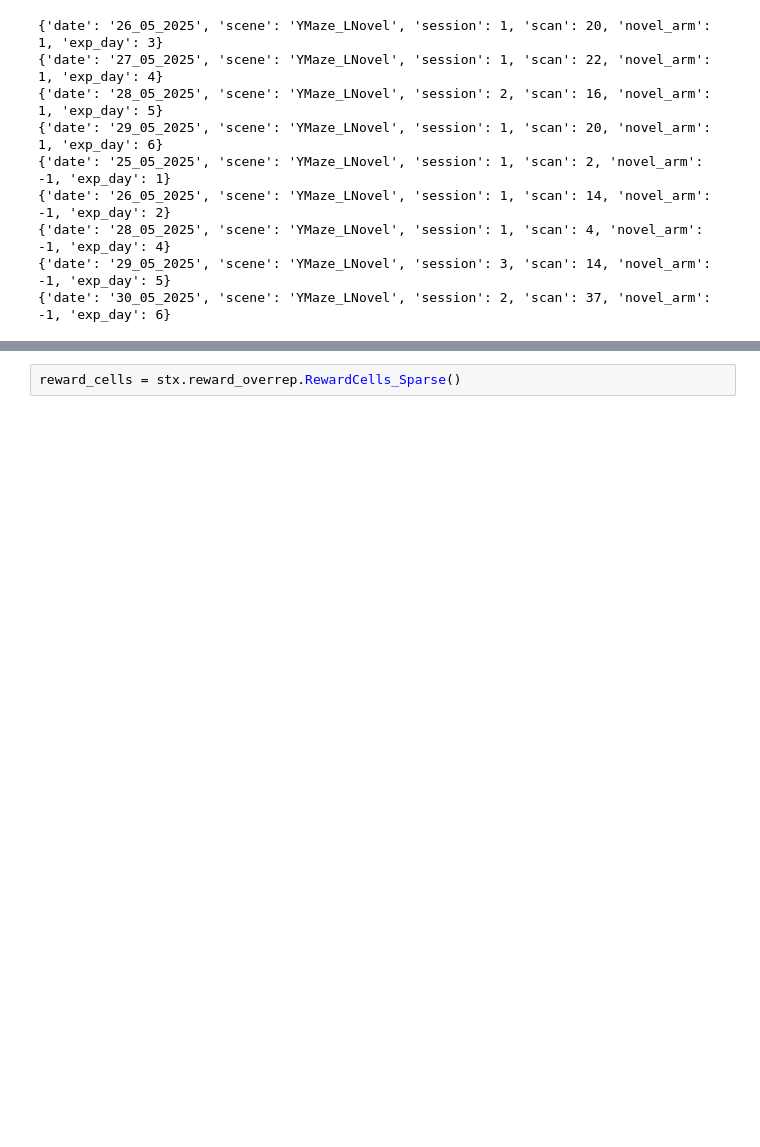
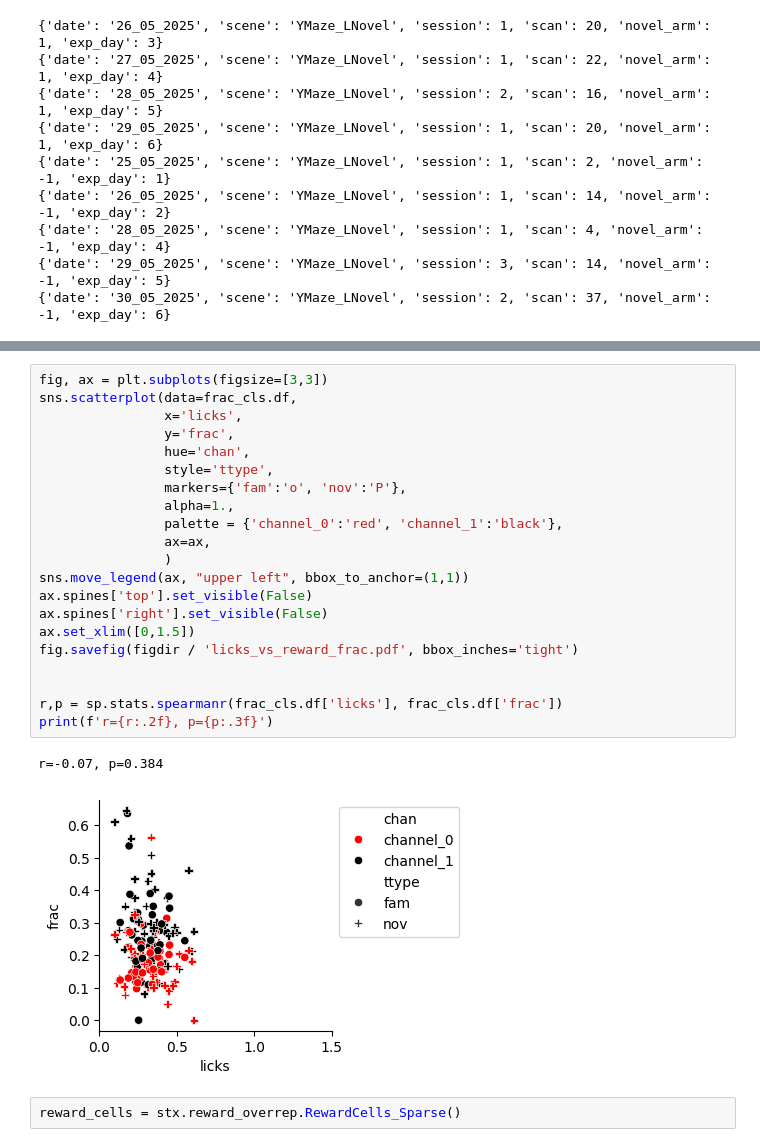
Before and after one commit to GiocomoLab/STX3KO_analyses, a Jupyter notebook: notebooks/figure4/reward_overrep_sparse.ipynb, the cells around one changed output, grey strips where cells are left out. Cells and saved outputs as stored; diff of their text form; blank space fills up the shorter version.

```diff
--- a/notebooks/figure4/reward_overrep_sparse.ipynb
+++ b/notebooks/figure4/reward_overrep_sparse.ipynb
@@ -142,3 +259,27 @@ fig.savefig( figdir / 'frac_per_day_combined.pdf', bbox_inches='tight')
+# %%
+fig, ax = plt.subplots(figsize=[3,3])
+sns.scatterplot(data=frac_cls.df,
+                x='licks',
+                y='frac',
+                hue='chan',
+                style='ttype',
+                markers={'fam':'o', 'nov':'P'},
+                alpha=1.,
+                palette = {'channel_0':'red', 'channel_1':'black'},
+                ax=ax,
+                )
+sns.move_legend(ax, "upper left", bbox_to_anchor=(1,1))
+ax.spines['top'].set_visible(False)
+ax.spines['right'].set_visible(False)
+ax.set_xlim([0,1.5])
+fig.savefig(figdir / 'licks_vs_reward_frac.pdf', bbox_inches='tight')
+
+
+r,p = sp.stats.spearmanr(frac_cls.df['licks'], frac_cls.df['frac'])
+print(f'r={r:.2f}, p={p:.3f}')
+# %% [output]
+r=-0.07, p=0.384
+[figure, added]
 # %%
 reward_cells = stx.reward_overrep.RewardCells_Sparse()
 # %% [output]
```
Also changed, not shown: parts of 16 cells of this notebook, 6 other files.
